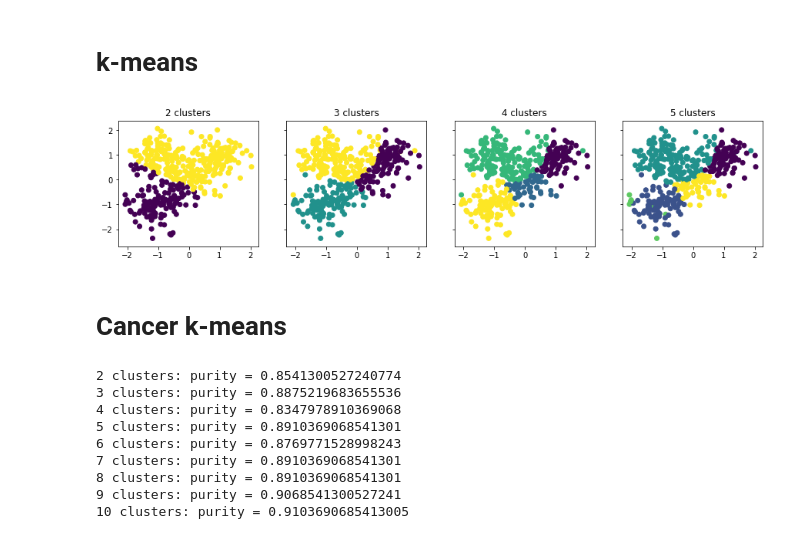
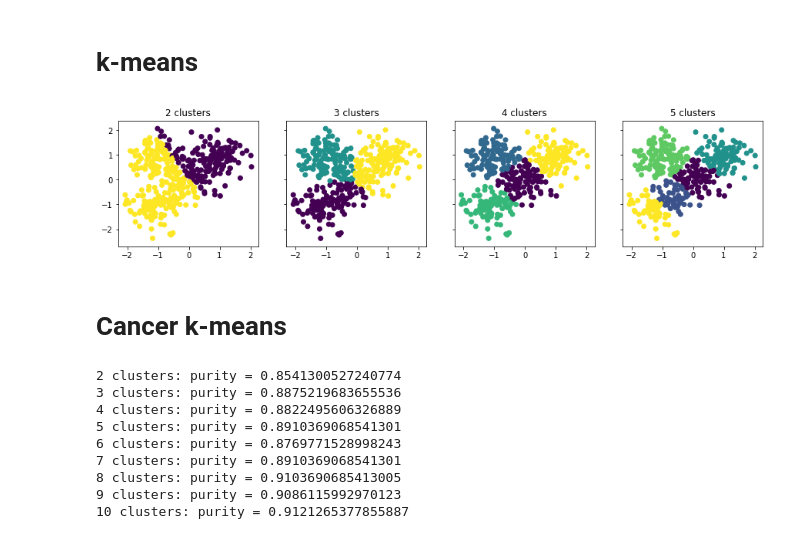
Before and after one commit to alexmorphine/bioinf_algorithms_2_2019, a Jupyter notebook: homework_2/clustering.ipynb, the cells around one changed output. Cells and saved outputs as stored; diff of their text form; code cells hidden in the pictures.

```diff
--- a/homework_2/clustering.ipynb
+++ b/homework_2/clustering.ipynb
@@ -128,12 +128,12 @@ db.data.loc[db.data.cluster == 1].shape
 # %%
 fig, axs = plt.subplots(1, 4, figsize=(15, 3), sharey=True)
 for i, clusters in enumerate([2, 3, 4, 5]):
-    centers, labels = kmeans_find_clusters(blobs.values, clusters)
+    centers, labels = kmeans_find_clusters(blobs[['X', 'Y']].values, clusters)
     blobs['colour'] = labels
     axs[i].scatter(blobs.X, blobs.Y, c=blobs.colour)
     axs[i].set_title(f'{clusters} clusters')
 # %% [output]
-[figure, old version]
+[figure, new version]
 # %% [markdown]
 # Cancer k-means
 # %%
@@ -147,10 +147,10 @@ for clusters in range(2, 11):
 # %% [output]
 2 clusters: purity = 0.8541300527240774
 3 clusters: purity = 0.8875219683655536
-4 clusters: purity = 0.8347978910369068
+4 clusters: purity = 0.8822495606326889
 5 clusters: purity = 0.8910369068541301
 6 clusters: purity = 0.8769771528998243
 7 clusters: purity = 0.8910369068541301
-8 clusters: purity = 0.8910369068541301
-9 clusters: purity = 0.9068541300527241
-10 clusters: purity = 0.9103690685413005
+8 clusters: purity = 0.9103690685413005
+9 clusters: purity = 0.9086115992970123
+10 clusters: purity = 0.9121265377855887
```
